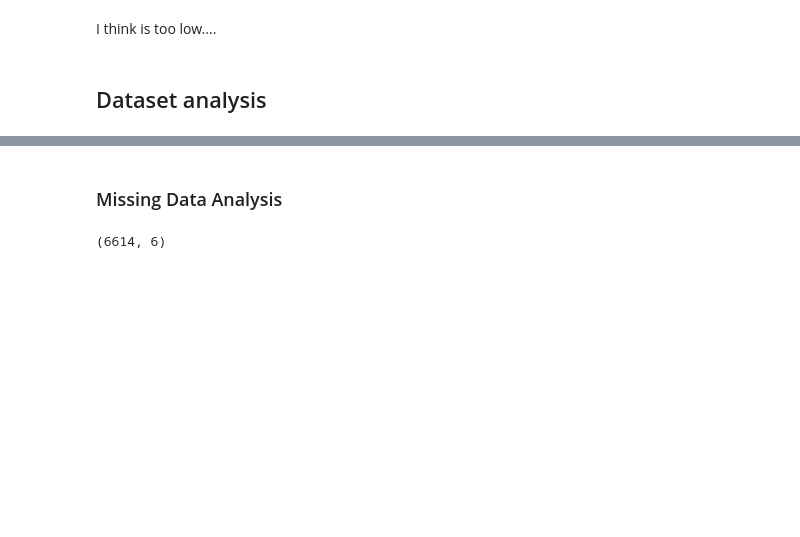
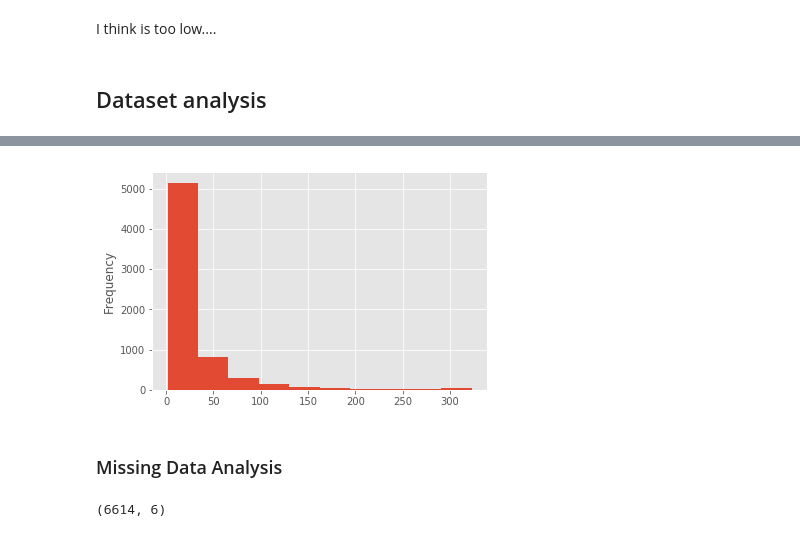
Before and after one commit to mtinti/old_age, a Jupyter notebook: analysis.ipynb, the cells around one changed output, grey strips where cells are left out. Saved outputs shown, nothing was run; the diff lists cells and outputs as text; code cells hidden in the pictures; blank space fills up the shorter version.

```diff
--- a/analysis.ipynb
+++ b/analysis.ipynb
@@ -208,3 +226,9 @@ data.columns = ['S1','S2','S3', 'C1','C2','C3']
+# %%
+df['Score'].plot(kind='hist')
+ax.set_xlabel('Score')
+plt.show()
+# %% [output]
+[figure, added]
 # %% [markdown]
 ### Missing Data Analysis
 # %%
```
Also changed, not shown: parts of 4 cells of this notebook.
